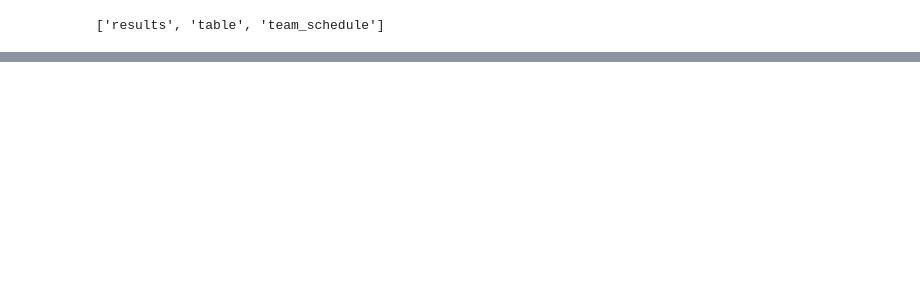
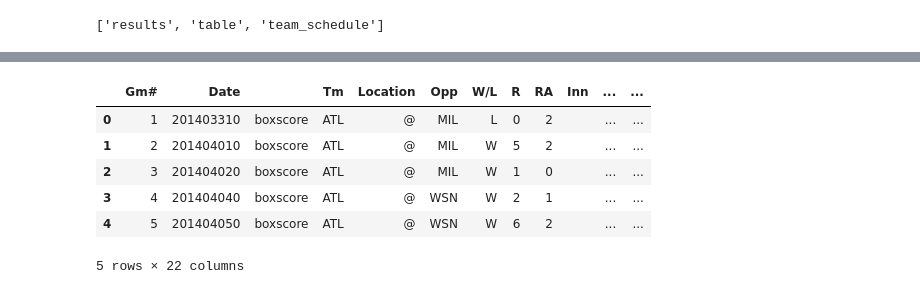
Before and after one commit to robertpagano/metis_project_luther, a Jupyter notebook: web-scraping/bbref scraper.ipynb, the cells around one changed output, grey strips where cells are left out. Drawn from its saved outputs; the diff is of its cells as text; code cells hidden in the pictures; blank space fills up the shorter version.

```diff
--- a/web-scraping/bbref scraper.ipynb
+++ b/web-scraping/bbref scraper.ipynb
@@ -62,0 +167,3 @@ NameError: name 'gameData' is not defined
+# %%
+from functools import reduce
+df_merged = reduce(lambda  left,right: pd.merge(left,right,how='outer'), dataframes)
@@ -62,0 +190,10 @@ NameError: name 'gameData' is not defined
+# %%
+df_merged.head(5)
+# %% [output]
+|  | Gm# | Date |  | Tm | Location | Opp | W/L | R | RA | Inn | ... | ... |
+| 0 | 1 | 201403310 | boxscore | ATL | @ | MIL | L | 0 | 2 |  | ... | ... |
+| 1 | 2 | 201404010 | boxscore | ATL | @ | MIL | W | 5 | 2 |  | ... | ... |
+| 2 | 3 | 201404020 | boxscore | ATL | @ | MIL | W | 1 | 0 |  | ... | ... |
+| 3 | 4 | 201404040 | boxscore | ATL | @ | WSN | W | 2 | 1 |  | ... | ... |
+| 4 | 5 | 201404050 | boxscore | ATL | @ | WSN | W | 6 | 2 |  | ... | ... |
+5 rows × 22 columns
```
Also changed, not shown: parts of 15 cells of this notebook, 41 other files.
